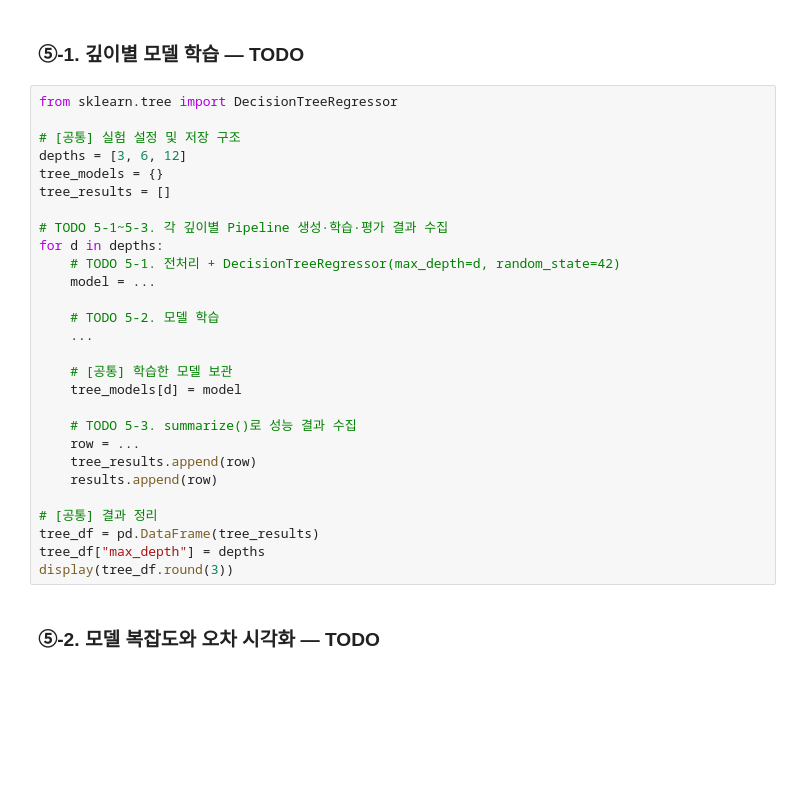
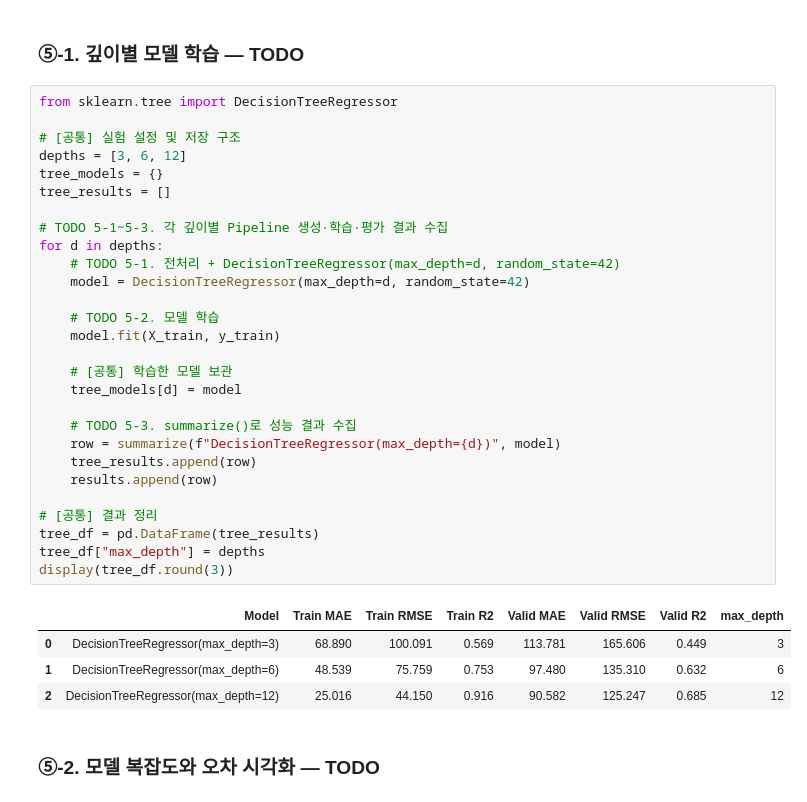
Before and after one commit to mobiemh/ai-miniproject01, a Jupyter notebook: mini-project-01/code/01_regression_bike_demand.ipynb, the cells around one changed output. Saved outputs shown, nothing was run; the diff lists cells and outputs as text; blank space fills up the shorter version.

```diff
--- a/mini-project-01/code/01_regression_bike_demand.ipynb
+++ b/mini-project-01/code/01_regression_bike_demand.ipynb
@@ -615,31 +615,36 @@ pd.DataFrame(results).round(3)
 # %%
 from sklearn.tree import DecisionTreeRegressor
 
 # [공통] 실험 설정 및 저장 구조
 depths = [3, 6, 12]
 tree_models = {}
 tree_results = []
 
 # TODO 5-1~5-3. 각 깊이별 Pipeline 생성·학습·평가 결과 수집
 for d in depths:
     # TODO 5-1. 전처리 + DecisionTreeRegressor(max_depth=d, random_state=42)
-    model = ...
+    model = DecisionTreeRegressor(max_depth=d, random_state=42)
 
     # TODO 5-2. 모델 학습
-    ...
+    model.fit(X_train, y_train)
 
     # [공통] 학습한 모델 보관
     tree_models[d] = model
 
     # TODO 5-3. summarize()로 성능 결과 수집
-    row = ...
+    row = summarize(f"DecisionTreeRegressor(max_depth={d})", model)
     tree_results.append(row)
     results.append(row)
 
 # [공통] 결과 정리
 tree_df = pd.DataFrame(tree_results)
 tree_df["max_depth"] = depths
 display(tree_df.round(3))
+# %% [output]
+|  | Model | Train MAE | Train RMSE | Train R2 | Valid MAE | Valid RMSE | Valid R2 | max_depth |
+| 0 | DecisionTreeRegressor(max_depth=3) | 68.890 | 100.091 | 0.569 | 113.781 | 165.606 | 0.449 | 3 |
+| 1 | DecisionTreeRegressor(max_depth=6) | 48.539 | 75.759 | 0.753 | 97.480 | 135.310 | 0.632 | 6 |
+| 2 | DecisionTreeRegressor(max_depth=12) | 25.016 | 44.150 | 0.916 | 90.582 | 125.247 | 0.685 | 12 |
 # %% [markdown]
 ### ⑤-2. 모델 복잡도와 오차 시각화 — TODO
 # %%
```
Also changed, not shown: parts of 1 cell of this notebook.
